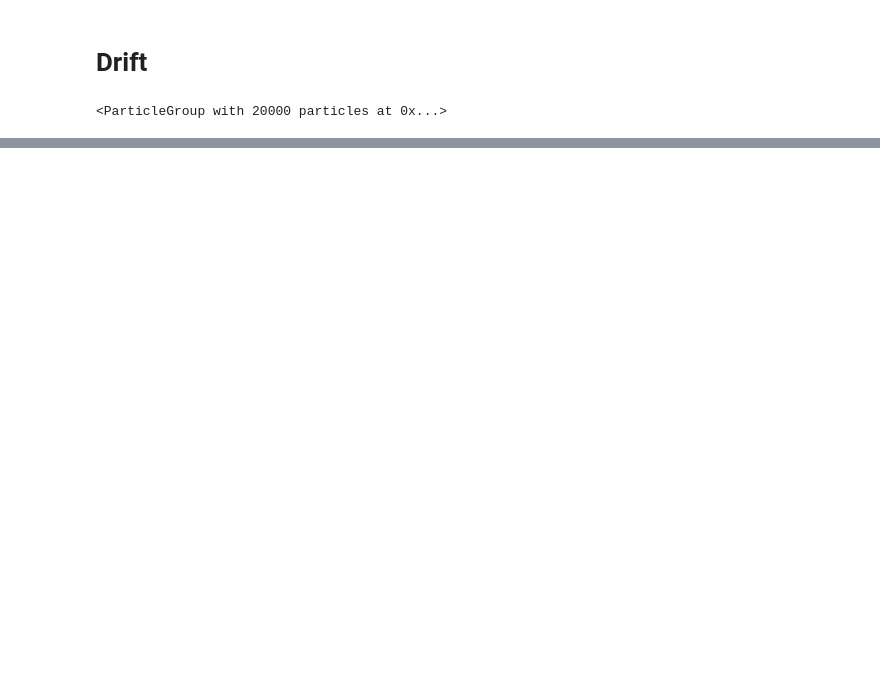
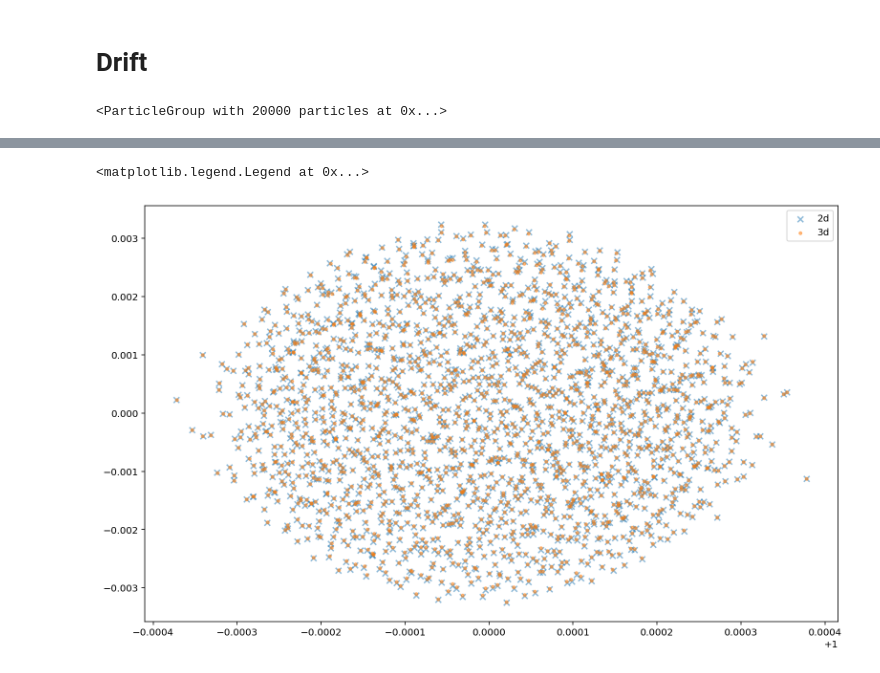
Before and after one commit to ChristopherMayes/lume-astra, a Jupyter notebook: examples/elements/drift.ipynb, the cells around one changed output, grey strips where cells are left out. Cells and saved outputs as stored; diff of their text form; code cells hidden in the pictures; blank space fills up the shorter version.

```diff
--- a/examples/elements/drift.ipynb
+++ b/examples/elements/drift.ipynb
@@ -54,0 +96,10 @@ P.plot('z', 'pz')
+# %%
+k1 = 'z'
+k2 = 'x'
+skip = 10
+plt.scatter(P[k1][::skip], P[k2][::skip], label='2d', marker='x', alpha=0.5)
+plt.scatter(P2[k1][::skip], P2[k2][::skip], label='3d', marker='.', alpha=0.5)
+plt.legend()
+# %% [output]
+<matplotlib.legend.Legend at 0x...>
+[figure, added]
```
Also changed, not shown: parts of 7 cells of this notebook, 8 other files.
